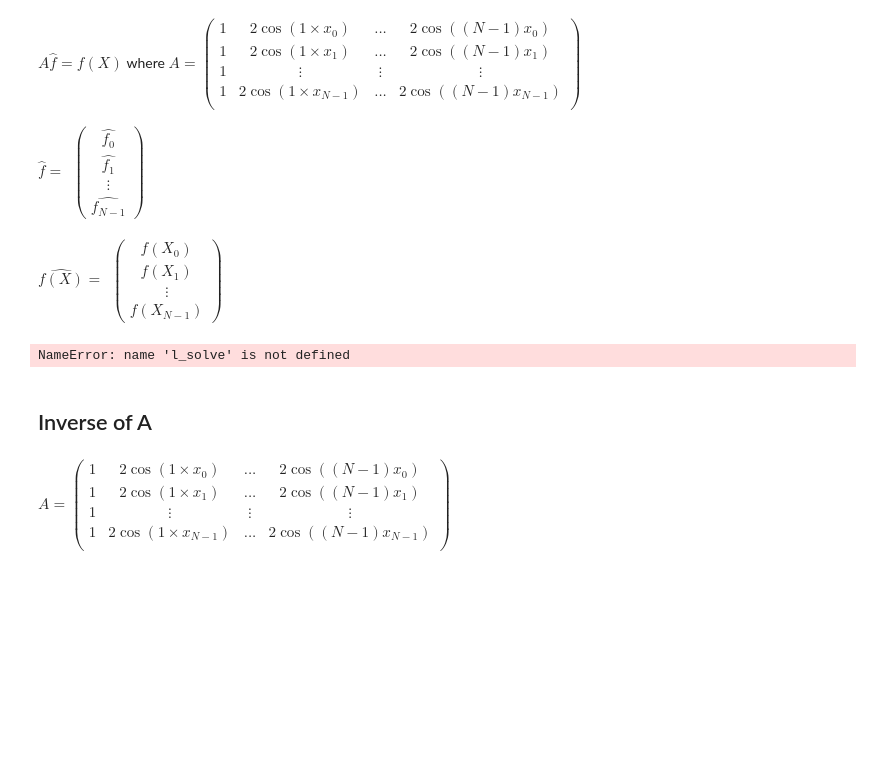
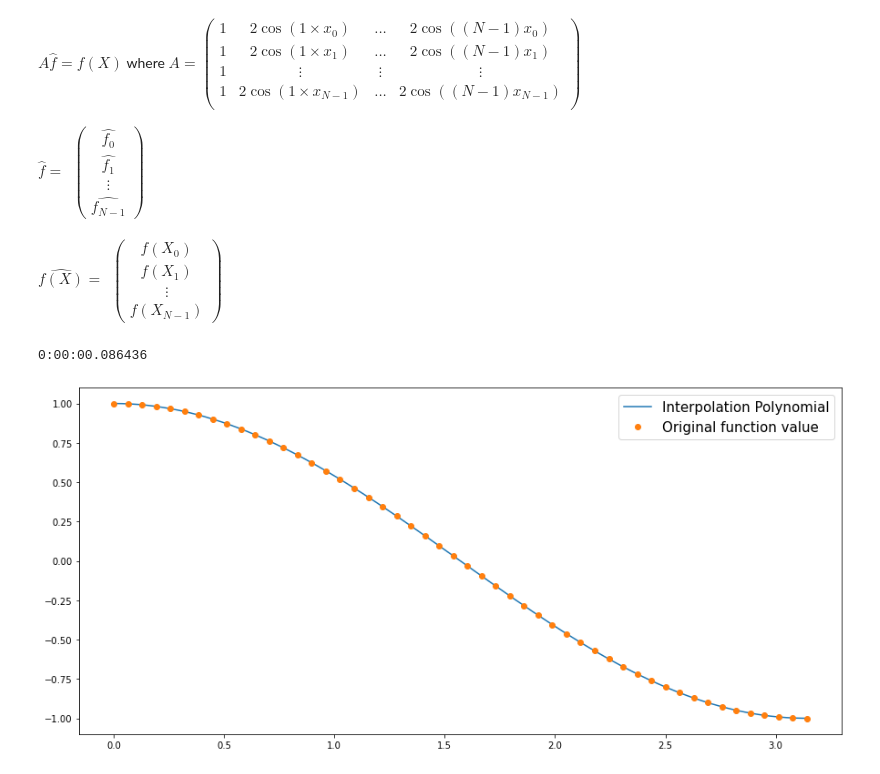
Before and after one commit to Kev1MSL/MAA-106-Project, a Jupyter notebook: Project_Li_Messali.ipynb, the cells around one changed output. Drawn from its saved outputs; the diff is of its cells as text; code cells hidden in the pictures; blank space fills up the shorter version.

```diff
--- a/Project_Li_Messali.ipynb
+++ b/Project_Li_Messali.ipynb
@@ -268,41 +267,37 @@ def f2(X):
     return np.cos(X)
 
 def f3(X):
     return np.abs(X)
 
 def evalPN(f_hat,X):
     """
     Inputs:
     a : the coefficients of the polynomial P in the monomial basis
     X : an array of values at which we want to evaluate P
 
     Output:
     an array containing the values P_N(x) for each x in X
     """
     result = f_hat[0]
     for i in range(1, len(f_hat)):
         result += 2 * f_hat[i] * np.cos(i*X)
     return result
 
+start = dt.datetime.now()
+
 f_hat = l_solve(genA(X_k(N)), f2(X_k(N)))
-tab_n = np.linspace(0, np.pi, 50)   # 10 points (original function)
+tab_n = np.linspace(0, np.pi, 50)   # 50 points (original function)
 tab_X = np.linspace(0, np.pi, 501) # 501 points (interpolation polynomial)
 PX = evalPN(f_hat, tab_X)
+
+print(dt.datetime.now() - start)
 
 # plot
 plt.figure(figsize = (15,7))
 plt.plot(tab_X, PX, label="Interpolation Polynomial")
 plt.plot(tab_n, f2(tab_n), 'o', label="Original function value")
 plt.legend(fontsize = 15)
 plt.show()
 # %% [output]
-NameError: name 'l_solve' is not defined
+0:00:00.086436
+[figure, added]
-# %% [markdown]
-## Inverse of A
-# %% [markdown]
-$A = \begin{pmatrix}
-1 & 2\cos(1\times x_0) & ... & 2\cos((N-1)x_0)\\
-1 & 2\cos(1\times x_1) & ... & 2\cos((N-1)x_1)\\
-1 & \vdots & \vdots & \vdots \\
-1 & 2\cos(1\times x_{N-1}) & ... & 2\cos((N-1)x_{N-1})\\
-\end{pmatrix}$
```
Also changed, not shown: parts of 11 cells of this notebook.
